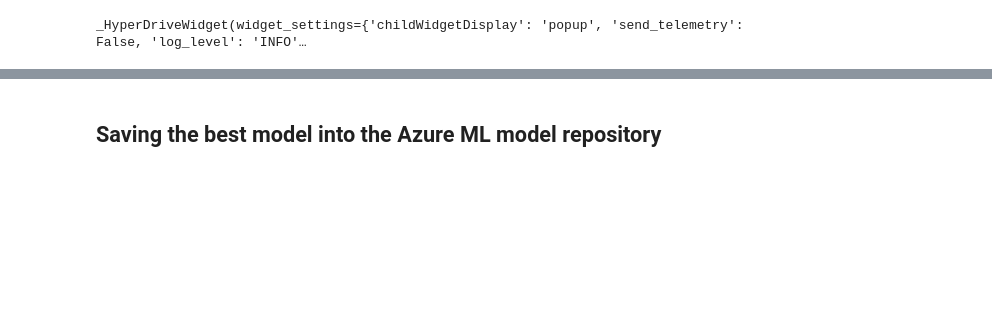
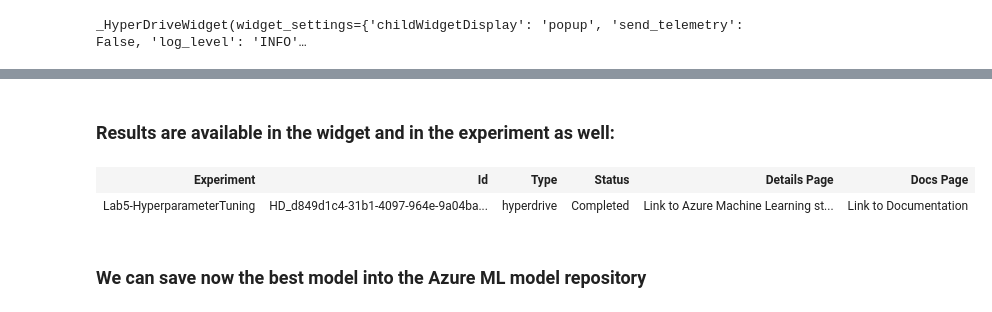
Before and after one commit to retkowsky/AMLlabs, a Jupyter notebook: Lab5 Training and hyperparameter tuning.ipynb, the cells around one changed output, grey strips where cells are left out. Drawn from its saved outputs; the diff is of its cells as text; code cells hidden in the pictures; blank space fills up the shorter version.

```diff
--- a/Lab5 Training and hyperparameter tuning.ipynb
+++ b/Lab5 Training and hyperparameter tuning.ipynb
@@ -410,8 +399,8 @@ hypparmtuning = HyperDriveConfig(estimator=est,
                        policy=policy,
                        primary_metric_name='validation_acc',
                        primary_metric_goal=PrimaryMetricGoal.MAXIMIZE,
-                       max_total_runs=8,
-                       max_concurrent_runs=6)
+                       max_total_runs=6,
+                       max_concurrent_runs=4)
 # %%
 tags = {"Framework" : "TensorFlow" , "Hyperdrive" : "Yes"}
 # %%
@@ -469,5 +425,12 @@ Web View: https://ml.azure.com/experiments/Lab5-HyperparameterTuning/runs/HD_362
+# %% [markdown]
+### Results are available in the widget and in the experiment as well:
+# %%
+hypparmtuning
+# %% [output]
+| Experiment | Id | Type | Status | Details Page | Docs Page |
+| Lab5-HyperparameterTuning | HD_d849d1c4-31b1-4097-964e-9a04ba... | hyperdrive | Completed | Link to Azure Machine Learning st... | Link to Documentation |
 # %% [markdown]
-## Saving the best model into the Azure ML model repository
+### We can save now the best model into the Azure ML model repository
 # %%
 best_run = hypparmtuning.get_best_run_by_primary_metric()
 # %%
```
Also changed, not shown: parts of 41 cells of this notebook, 5 other files.
